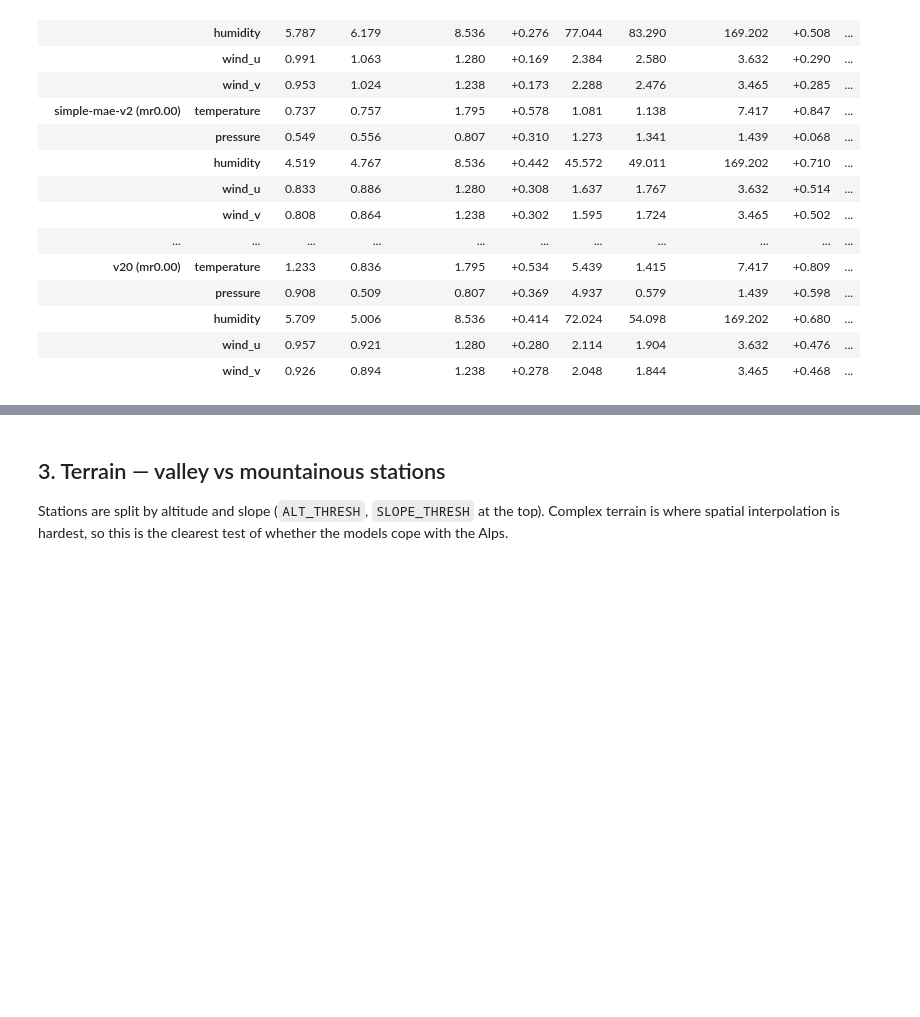
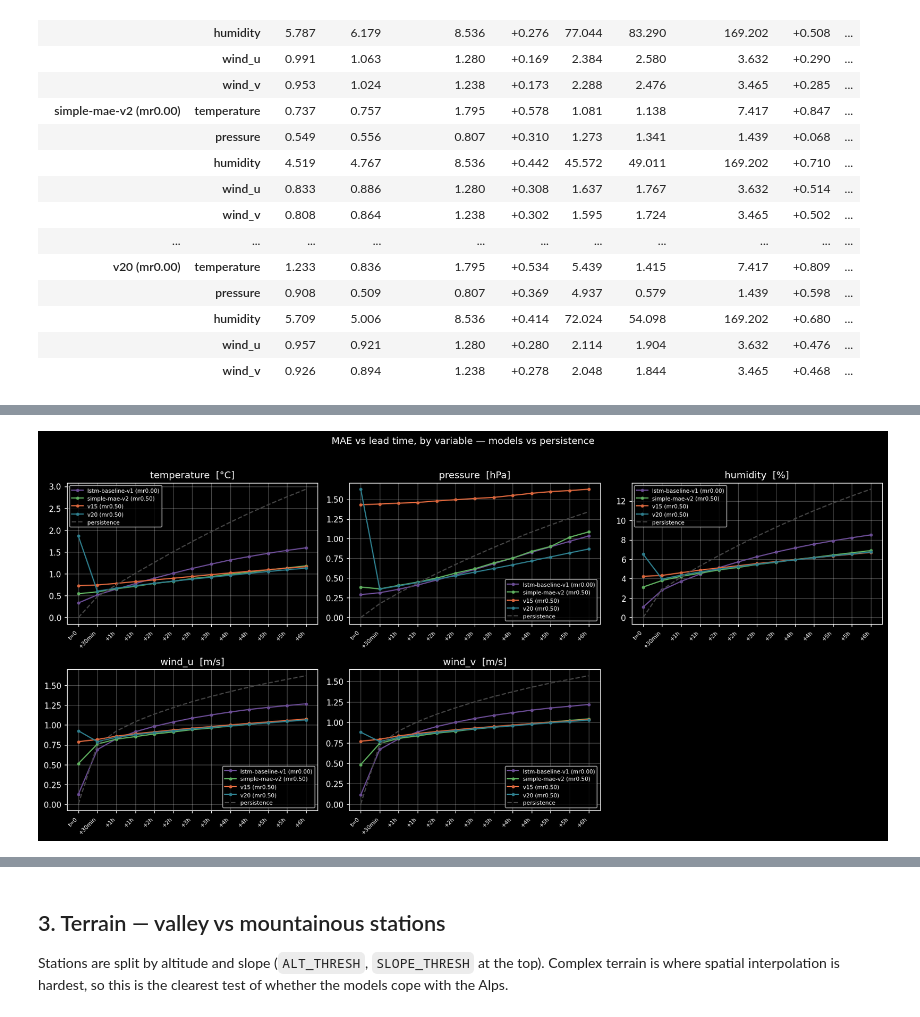
Before and after one commit to aureliedj/weather-station-model-with-transformers, a Jupyter notebook: Station MAE/notebooks/Test_Results_Exploration.ipynb, the cells around one changed output, grey strips where cells are left out. Saved outputs shown, nothing was run; the diff lists cells and outputs as text; code cells hidden in the pictures; blank space fills up the shorter version.

```diff
--- a/Station MAE/notebooks/Test_Results_Exploration.ipynb
+++ b/Station MAE/notebooks/Test_Results_Exploration.ipynb
@@ -510,3 +510,84 @@ Skill > 0 beats persistence. MSE is in squared units and weights large errors qu
 |  | humidity | 5.709 | 5.006 | 8.536 | +0.414 | 72.024 | 54.098 | 169.202 | +0.680 | ... |
 |  | wind_u | 0.957 | 0.921 | 1.280 | +0.280 | 2.114 | 1.904 | 3.632 | +0.476 | ... |
 |  | wind_v | 0.926 | 0.894 | 1.238 | +0.278 | 2.048 | 1.844 | 3.465 | +0.468 | ... |
+# %%
+# ── Per-variable error vs lead time: models + persistence ───────────────────
+# Plot follows METRIC (set in the config cell); the table below reports skill
+# on BOTH MAE and MSE. Skill = 1 − model/persistence, so > 0 beats persistence.
+# MSE-skill is the harsher test: it is dominated by the worst forecasts.
+# Which mask ratio to show per run.
+#
+# This previously preferred mr0.50 wherever it existed, which silently put the
+# transformers at mr0.50 and the LSTM at mr0.00 (the LSTM has no masking, so it
+# only ever dumps mr0.00) — in the SAME comparison plot. Those are different
+# tasks: at mr0.50 half the stations are hidden from the encoder. The headline
+# comparison must hold the regime fixed.
+#
+# mr0.00 is the common regime: every run has it, and it is the one the LSTM and
+# simple-MAE numbers were produced in.
+COMPARE_MR = "mr0.50"           # ← "mr0.00" (comparable) | "mr0.50" (trained setting)
+
+PREF = {}                       # run → mask ratio to display
+for r in RUNS:
+    PREF[r] = COMPARE_MR if COMPARE_MR in RUNS[r] else sorted(RUNS[r])[0]
+_mixed = set(PREF.values())
+if len(_mixed) > 1:
+    print(f"⚠ runs are NOT all at the same mask ratio: "
+          + ", ".join(f"{r}@{m}" for r, m in sorted(PREF.items()))
+          + "\n  cross-model differences below are confounded with the regime.")
+else:
+    print(f"all runs compared at {COMPARE_MR}")
+
+fig, axes = plt.subplots(2, 3, figsize=(15, 7))
+for ax, (vi, v) in zip(axes.ravel(), enumerate(VARS)):
+    for run, mr in PREF.items():
+        A, C = AGG[(run, mr)]
+        ax.plot(range(NK), M(A, C, "kv")[KSL, vi], "o-", ms=3, lw=1.5,
+                color=COLOR(run), label=f"{run} ({mr})")
+    # persistence — identical across runs, so take the first
+    A, C = AGG[list(AGG)[0]]
+    ax.plot(range(NK), M(A, C, "kv_p", cnt_key="kv")[KSL, vi],
+            "--", color="#444", lw=1.5, label="persistence")
+    ax.set_xticks(range(NK))
+    ax.set_xticklabels(LEAD_F, rotation=45, ha="right", fontsize=7)
+    ax.set_title(f"{v}  [{ulab(v)}]"); ax.grid(alpha=0.3); ax.legend(fontsize=7)
+axes.ravel()[-1].axis("off")
+fig.suptitle(f"{METRIC} vs lead time, by variable — models vs persistence"
+             + ("  ·  Δ=0 excluded" if K0 else ""), y=1.02)
+plt.tight_layout(); plt.show()
+
+# ── summary table: MAE and MSE side by side, with skill on each ─────────────
+def _pool(A, C, key, sq, sl=slice(None), cnt_key=None):
+    """Pool over horizons then reduce — never average per-horizon means."""
+    num = A[key + ("_sq" if sq else "")][sl].sum()
+    den = max(C[(cnt_key or key)][sl].sum(), 1)
+    return num / den
+
+rows = {}
+Ap, Cp = AGG[list(AGG)[0]]
+for run, mr in PREF.items():
+    A, C = AGG[(run, mr)]
+    for vi, v in enumerate(VARS):
+        rec = {}
+        for m, sq in (("MAE", False), ("MSE", True)):
+            fc  = _pool(A,  C,  "kv",   sq, (slice(1, None), vi))
+            per = _pool(Ap, Cp, "kv_p", sq, (slice(1, None), vi), cnt_key="kv")
+            rec[f"{m} all"]         = _pool(A, C, "kv", sq, (slice(None), vi))
+            rec[f"{m} Δ>0"]         = fc
+            rec[f"persist {m} Δ>0"] = per
+            rec[f"{m} skill"]       = 1 - fc / per if per else np.nan
+        rec["RMSE Δ>0"] = np.sqrt(rec["MSE Δ>0"])
+        rows[(f"{run} ({mr})", v)] = rec
+
+t = pd.DataFrame(rows).T; t.index.names = ["model", "variable"]
+t = t[["MAE all","MAE Δ>0","persist MAE Δ>0","MAE skill",
+       "MSE all","MSE Δ>0","persist MSE Δ>0","MSE skill","RMSE Δ>0"]]
+display(t.style
+        .format({c_: ("{:+.3f}" if "skill" in c_ else "{:.3f}") for c_ in t.columns})
+        .background_gradient(cmap="RdYlGn", subset=["MAE skill","MSE skill"],
+                             vmin=-0.6, vmax=0.6)
+        .set_caption("Skill > 0 beats persistence. MSE is in squared units and "
+                     "weights large errors quadratically — where MAE-skill and "
+                     "MSE-skill disagree, the model's error distribution differs "
+                     "in shape from persistence's, not just in scale."))
+# %% [output]
@@ -512,0 +596 @@ Skill > 0 beats persistence. MSE is in squared units and weights large errors qu
+[figure, added]
```
Also changed, not shown: parts of 1 cell of this notebook, 4 other files.
